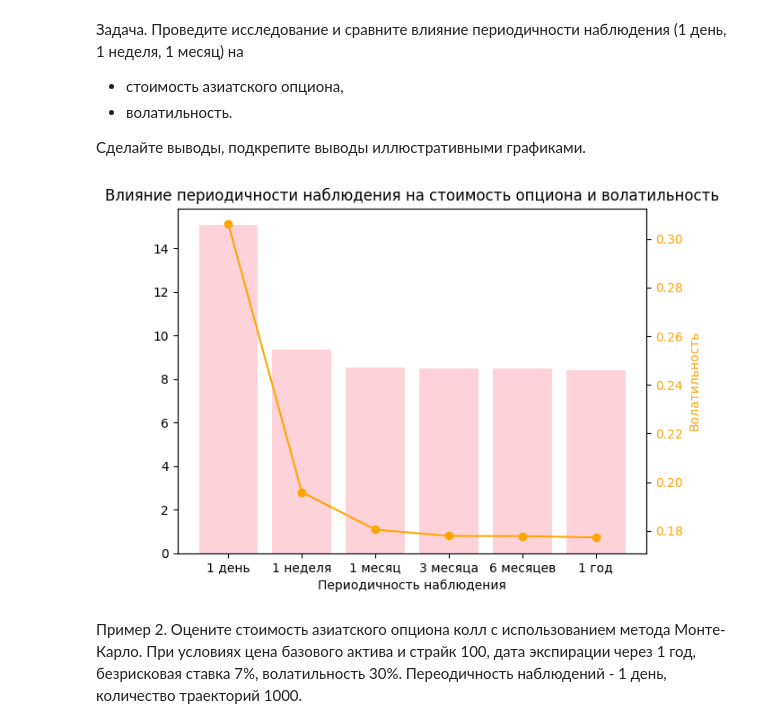
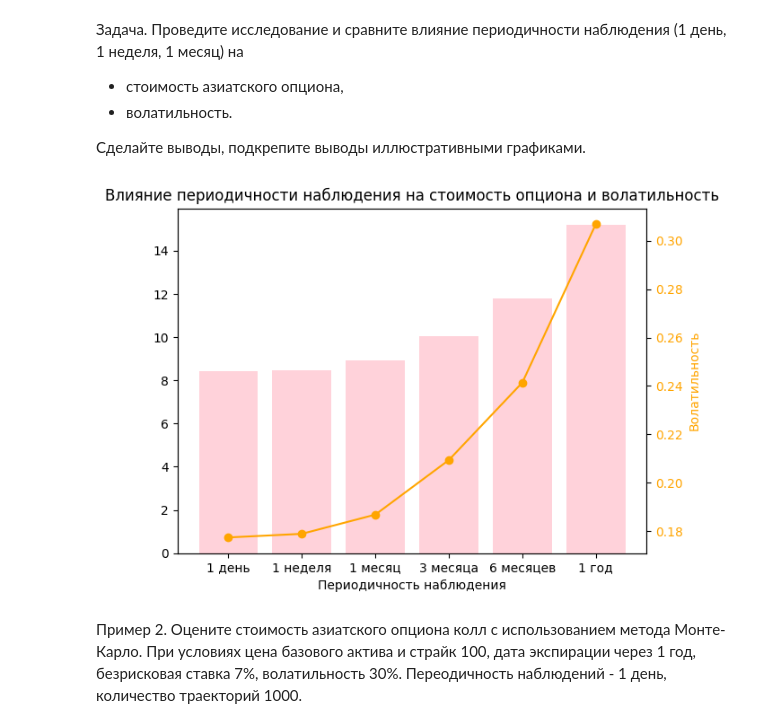
Before and after one commit to MiromanovDaniil/GSFP-labs, a Jupyter notebook: lab_2c_GSFP.ipynb, the cells around one changed output. Cells and saved outputs as stored; diff of their text form; code cells hidden in the pictures.

```diff
--- a/lab_2c_GSFP.ipynb
+++ b/lab_2c_GSFP.ipynb
@@ -219,7 +219,7 @@ sigma = 0.30    # Волатильность
 T = 1           # Время до экспирации (1 год)
 investment = 0.1e6  # Сумма инвестиций
 
-frequencies = [1, 7, 30, 90, 180, 365]  # 1 день, 1 неделя, 1 месяц и т.д.
+frequencies = [252, 52, 12, 4, 2, 1]
 labels = ['1 день', '1 неделя', '1 месяц', '3 месяца', '6 месяцев', '1 год']
 
 num_simulations = 100000
@@ -241,34 +241,34 @@ def monte_carlo_asian_option(S0, K, r, sigma, T, M, num_simulations):
     option_price = np.exp(-r * T) * payoff.mean()
     return option_price, S
 
 for M in frequencies:
     option_price, simulated_paths = monte_carlo_asian_option(S0, K, r, sigma, T, M, num_simulations)
     option_prices.append(option_price)
 
     avg_prices = simulated_paths[:, 1:].mean(axis=1)
     volatility = np.std(avg_prices) / np.mean(avg_prices)
     volatilities.append(volatility)
 
 # Построение графика
 fig, ax1 = plt.subplots()
 
 # Левый график (стоимость опциона)
 ax1.bar(labels, option_prices, color='pink', alpha=0.7, label="Стоимость опциона")
 ax1.set_xlabel("Периодичность наблюдения")
 ax1.tick_params(axis='y', labelcolor='black')
 
 # Правый график (волатильность)
 ax2 = ax1.twinx()
 ax2.plot(labels, volatilities, color='orange', marker='o', label="Волатильность")
 ax2.set_ylabel("Волатильность", color='orange')
 ax2.tick_params(axis='y', labelcolor='orange')
 
 # Заголовок и легенда
 plt.title("Влияние периодичности наблюдения на стоимость опциона и волатильность")
 fig.tight_layout()
 plt.show()
 # %% [output]
-[figure, old version]
+[figure, new version]
 # %% [markdown]
 Пример 2. Оцените стоимость азиатского опциона колл с использованием метода Монте-Карло. При условиях цена базового актива и страйк 100, дата экспирации через 1 год, безрисковая ставка 7%, волатильность 30%. Переодичность наблюдений - 1 день, количество траекторий 1000.
 # %%
```
Also changed, not shown: parts of 12 cells of this notebook.
